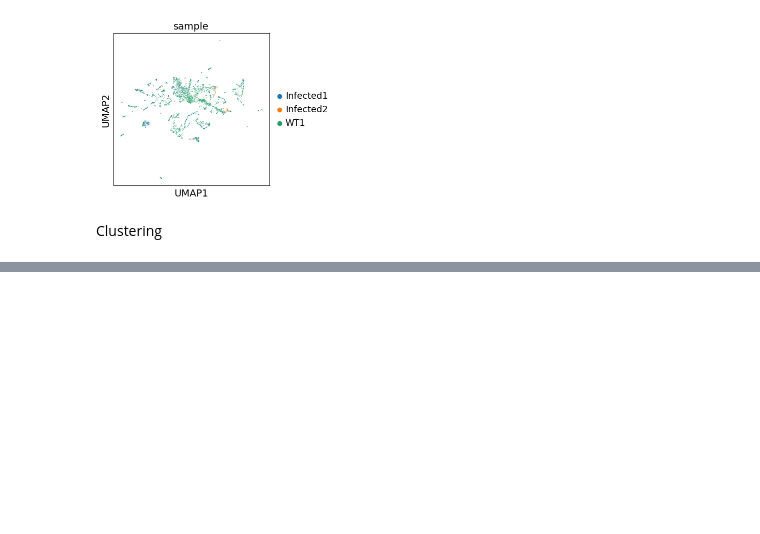
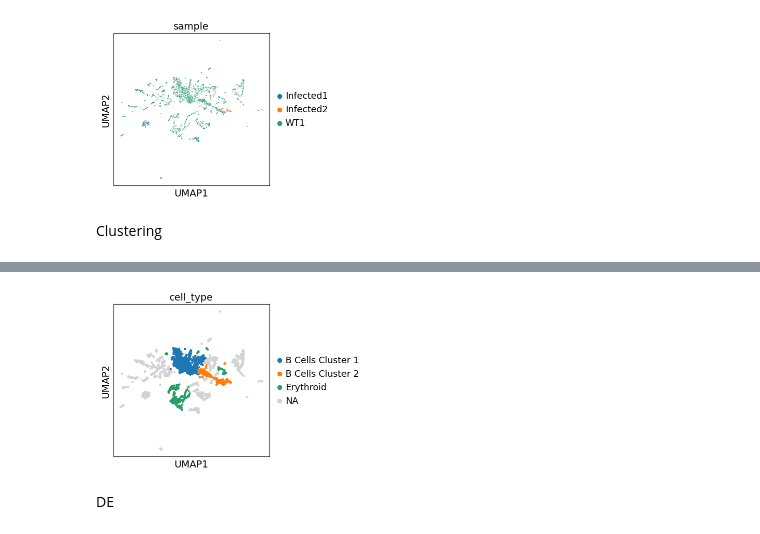
Before and after one commit to CorwinAnsley/biol5177_work, a Jupyter notebook: cw_2/cw_analysis.ipynb, the cells around one changed output, grey strips where cells are left out. Saved outputs shown, nothing was run; the diff lists cells and outputs as text; code cells hidden in the pictures; blank space fills up the shorter version.

```diff
--- a/cw_2/cw_analysis.ipynb
+++ b/cw_2/cw_analysis.ipynb
@@ -173,8 +173,10 @@ WARNING: saving figure to file figures/rank_genes_groups_leiden.pdf
 # %%
-adata.obs["cell_type_lvl1"] = adata.obs["leiden"].map(
+#adata_integrated.obs["cell_type"] = adata_integrated.obs["leiden"]
+adata_integrated.obs["cell_type"] = adata_integrated.obs["leiden"].map(
     {
-        "0": "B Cells",
-        "1": "Microgial",
-        "2": "Erythroid",
-    }
+        "0": "B Cells Cluster 1",
+        "1": "Erythroid",
+        "2": "B Cells Cluster 2",
+
+    },na_action='ignore'
 )
@@ -180,0 +196,8 @@ adata.obs["cell_type_lvl1"] = adata.obs["leiden"].map(
+# %%
+#adata_integrated.obs
+#type(adata_integrated.obs["leiden"])
+sc.pl.umap(adata_integrated, color=["cell_type"], return_fig=True).savefig('./plots/i_umap_clusters.pdf', bbox_inches='tight')
+# %% [output]
+[figure, added]
+# %% [markdown]
+DE
```
Also changed, not shown: parts of 5 cells of this notebook.
